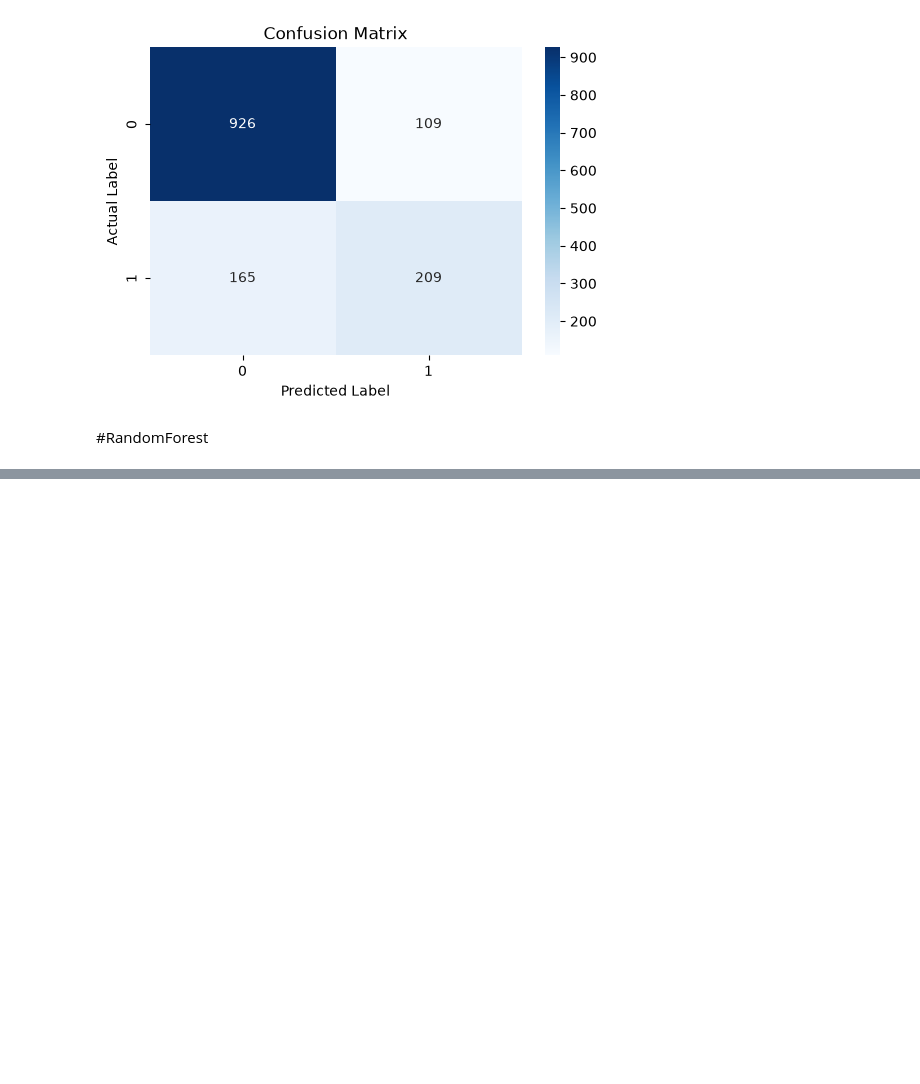
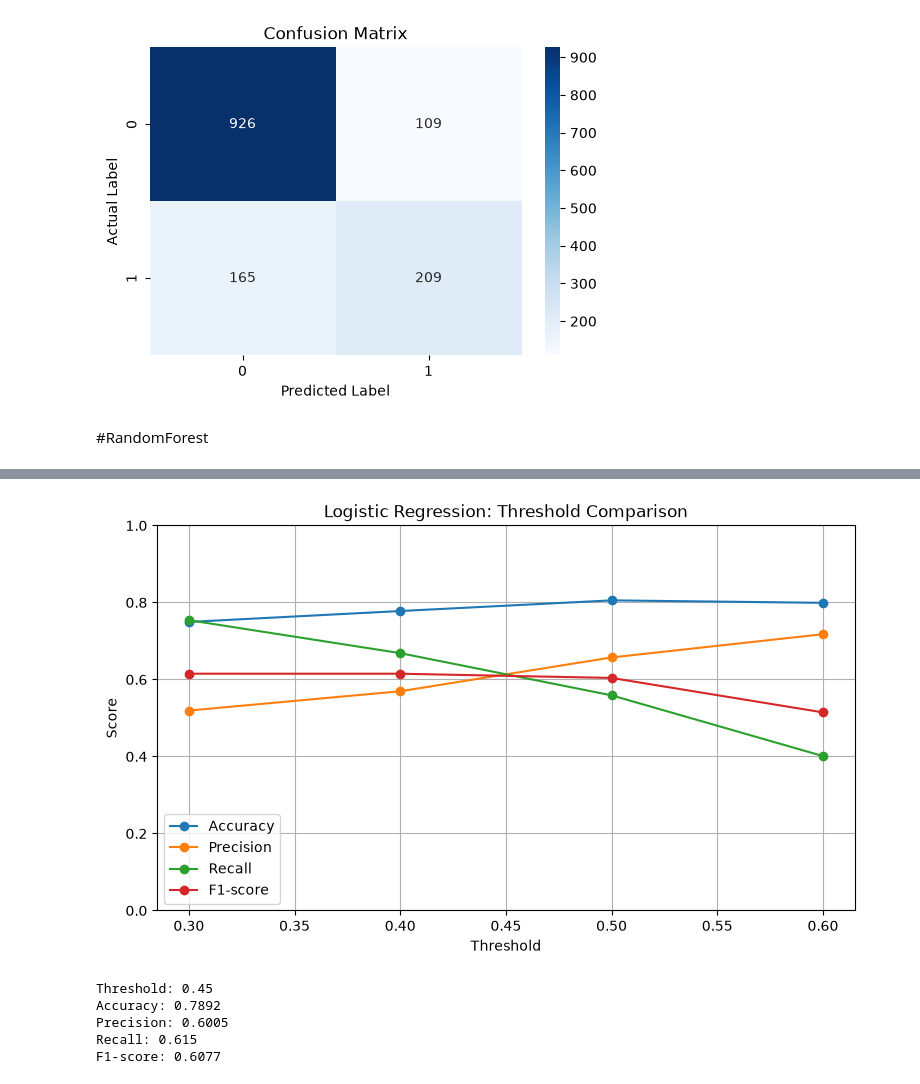
Before and after one commit to sneha20052005/Customer-churn-prediction, a Jupyter notebook: 01_churn_analysis.ipynb, the cells around one changed output, grey strips where cells are left out. Saved outputs shown, nothing was run; the diff lists cells and outputs as text; code cells hidden in the pictures; blank space fills up the shorter version.

```diff
--- a/01_churn_analysis.ipynb
+++ b/01_churn_analysis.ipynb
@@ -385,0 +487,16 @@ NameError: name 'preprocessor' is not defined
+# %%
+from sklearn.metrics import (
+    accuracy_score,
+    precision_score,
+    recall_score,
+    f1_score
+)
+
+for threshold in [0.3, 0.4, 0.5, 0.6]:
+    pred = (y_prob_lr >= threshold).astype(int)
+
+    print(f"\nThreshold: {threshold}")
+    print("Accuracy:", round(accuracy_score(y_test, pred), 3))
+    print("Precision:", round(precision_score(y_test, pred), 3))
+    print("Recall:", round(recall_score(y_test, pred), 3))
+    print("F1-score:", round(f1_score(y_test, pred), 3))
@@ -385,0 +521,52 @@ NameError: name 'preprocessor' is not defined
+# %%
+thresholds = [0.3, 0.4, 0.5, 0.6]
+
+accuracy_values = []
+precision_values = []
+recall_values = []
+f1_values = []
+
+for threshold in thresholds:
+    pred = (y_prob_lr >= threshold).astype(int)
+
+    accuracy_values.append(accuracy_score(y_test, pred))
+    precision_values.append(precision_score(y_test, pred))
+    recall_values.append(recall_score(y_test, pred))
+    f1_values.append(f1_score(y_test, pred))
+
+metrics_df = pd.DataFrame({
+    "Threshold": thresholds,
+    "Accuracy": accuracy_values,
+    "Precision": precision_values,
+    "Recall": recall_values,
+    "F1-score": f1_values
+})
+
+metrics_df.set_index("Threshold").plot(
+    marker="o",
+    figsize=(9, 5)
+)
+
+plt.title("Logistic Regression: Threshold Comparison")
+plt.ylabel("Score")
+plt.ylim(0, 1)
+plt.grid(True)
+plt.show()
+# %% [output]
+[figure, added]
+# %%
+threshold = 0.45
+
+y_pred_045 = (y_prob_lr >= threshold).astype(int)
+
+print("Threshold:", threshold)
+print("Accuracy:", round(accuracy_score(y_test, y_pred_045), 4))
+print("Precision:", round(precision_score(y_test, y_pred_045), 4))
+print("Recall:", round(recall_score(y_test, y_pred_045), 4))
+print("F1-score:", round(f1_score(y_test, y_pred_045), 4))
+# %% [output]
+Threshold: 0.45
+Accuracy: 0.7892
+Precision: 0.6005
+Recall: 0.615
+F1-score: 0.6077
```
Also changed, not shown: parts of 32 cells of this notebook.
